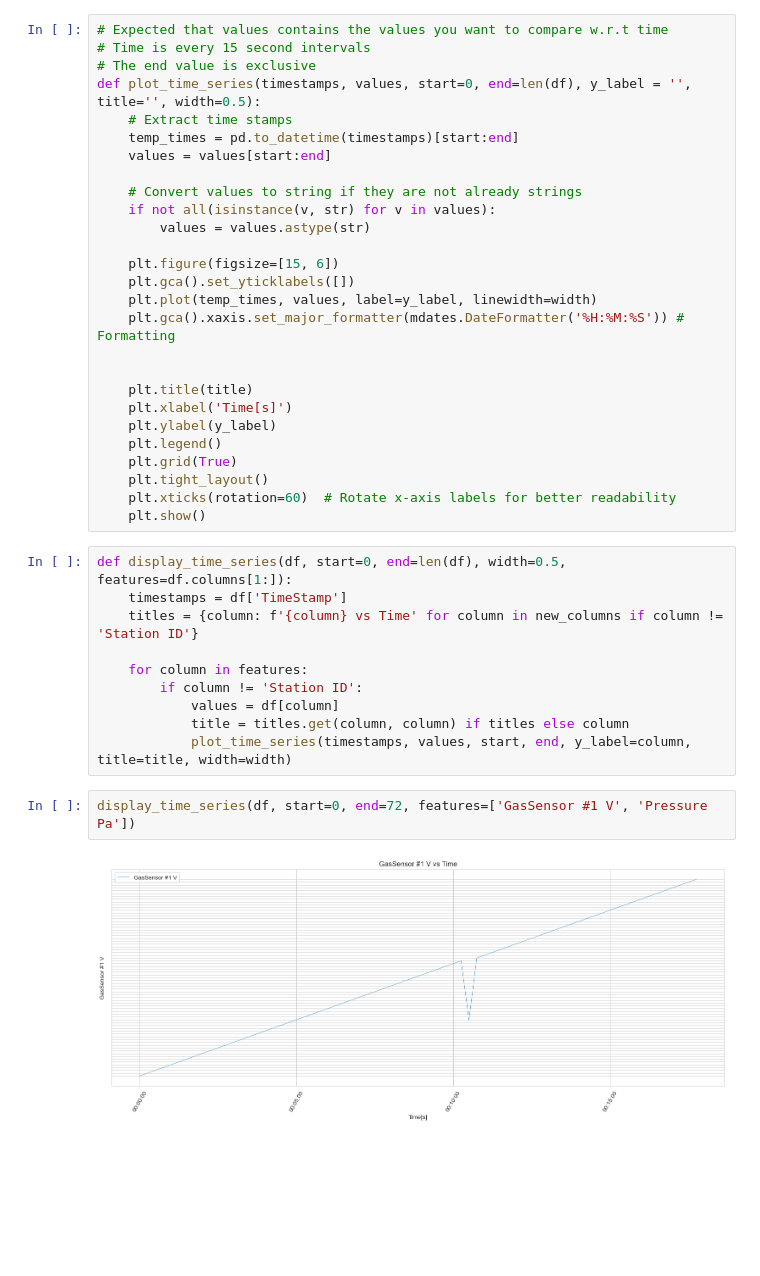
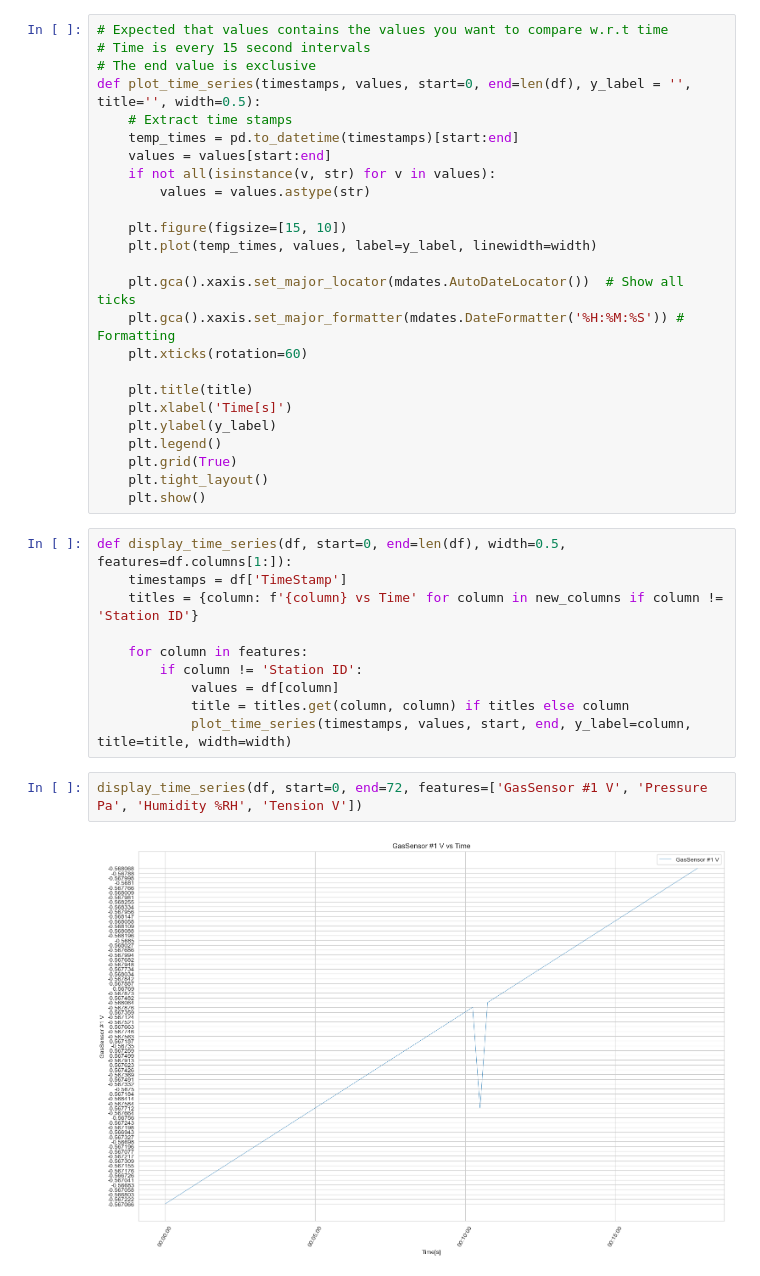
Before and after one commit to Ohm-Rajpal/USRA_Consulting, a Jupyter notebook: Data Parser.ipynb, the cells around one changed output. Cells and saved outputs as stored; diff of their text form; blank space fills up the shorter version.

Commit message:
Fixed timeseries as much as I could. Adding more plots soon and analysis coming soon as well

```diff
--- a/Data Parser.ipynb
+++ b/Data Parser.ipynb
@@ -110,16 +110,15 @@ def plot_time_series(timestamps, values, start=0, end=len(df), y_label = '', tit
     # Extract time stamps
     temp_times = pd.to_datetime(timestamps)[start:end]
     values = values[start:end]
-
-    # Convert values to string if they are not already strings
     if not all(isinstance(v, str) for v in values):
         values = values.astype(str)
 
-    plt.figure(figsize=[15, 6])
-    plt.gca().set_yticklabels([])
+    plt.figure(figsize=[15, 10])
     plt.plot(temp_times, values, label=y_label, linewidth=width)
+
+    plt.gca().xaxis.set_major_locator(mdates.AutoDateLocator())  # Show all ticks
     plt.gca().xaxis.set_major_formatter(mdates.DateFormatter('%H:%M:%S')) # Formatting
-
+    plt.xticks(rotation=60)
 
     plt.title(title)
     plt.xlabel('Time[s]')
@@ -127,7 +126,6 @@ def plot_time_series(timestamps, values, start=0, end=len(df), y_label = '', tit
     plt.legend()
     plt.grid(True)
     plt.tight_layout()
-    plt.xticks(rotation=60)  # Rotate x-axis labels for better readability
     plt.show()
 # %%
 def display_time_series(df, start=0, end=len(df), width=0.5, features=df.columns[1:]):
@@ -140,6 +138,6 @@ def display_time_series(df, start=0, end=len(df), width=0.5, features=df.columns
             title = titles.get(column, column) if titles else column
             plot_time_series(timestamps, values, start, end, y_label=column, title=title, width=width)
 # %%
-display_time_series(df, start=0, end=72, features=['GasSensor #1 V', 'Pressure Pa'])
+display_time_series(df, start=0, end=72, features=['GasSensor #1 V', 'Pressure Pa', 'Humidity %RH', 'Tension V'])
 # %% [output]
-[figure, old version]
+[figure, new version]
```
Also changed, not shown: parts of 4 cells of this notebook.
